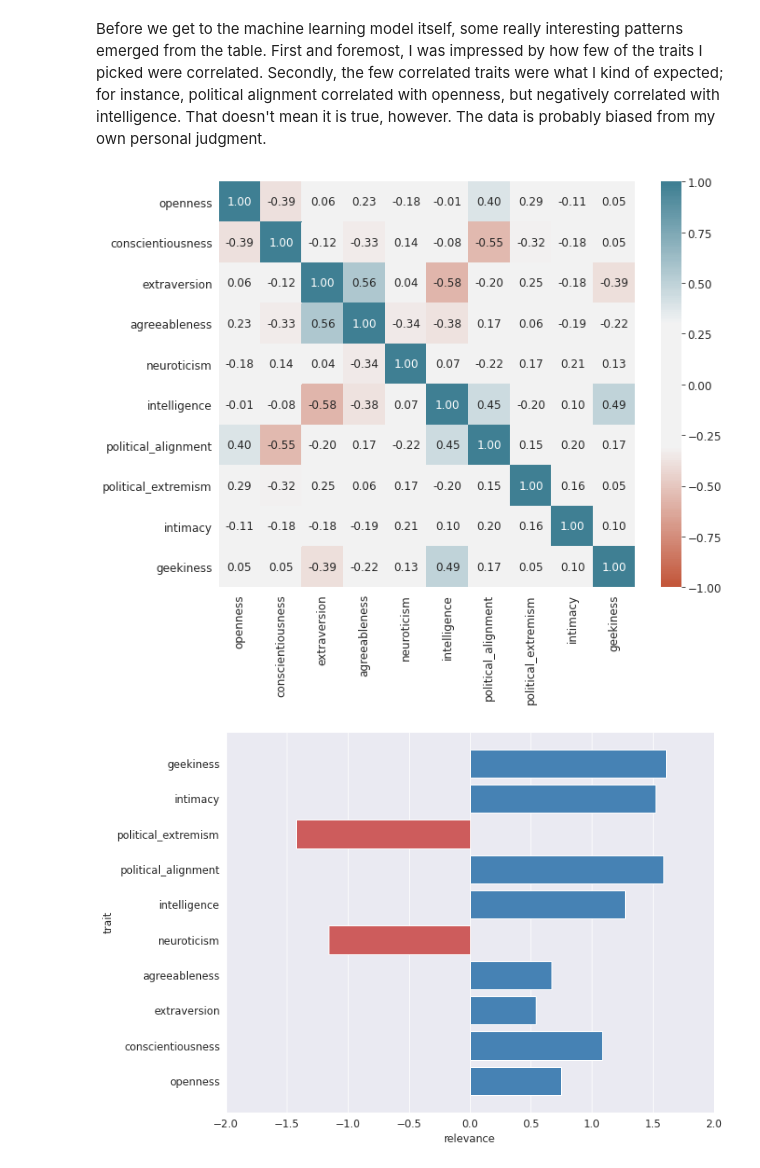
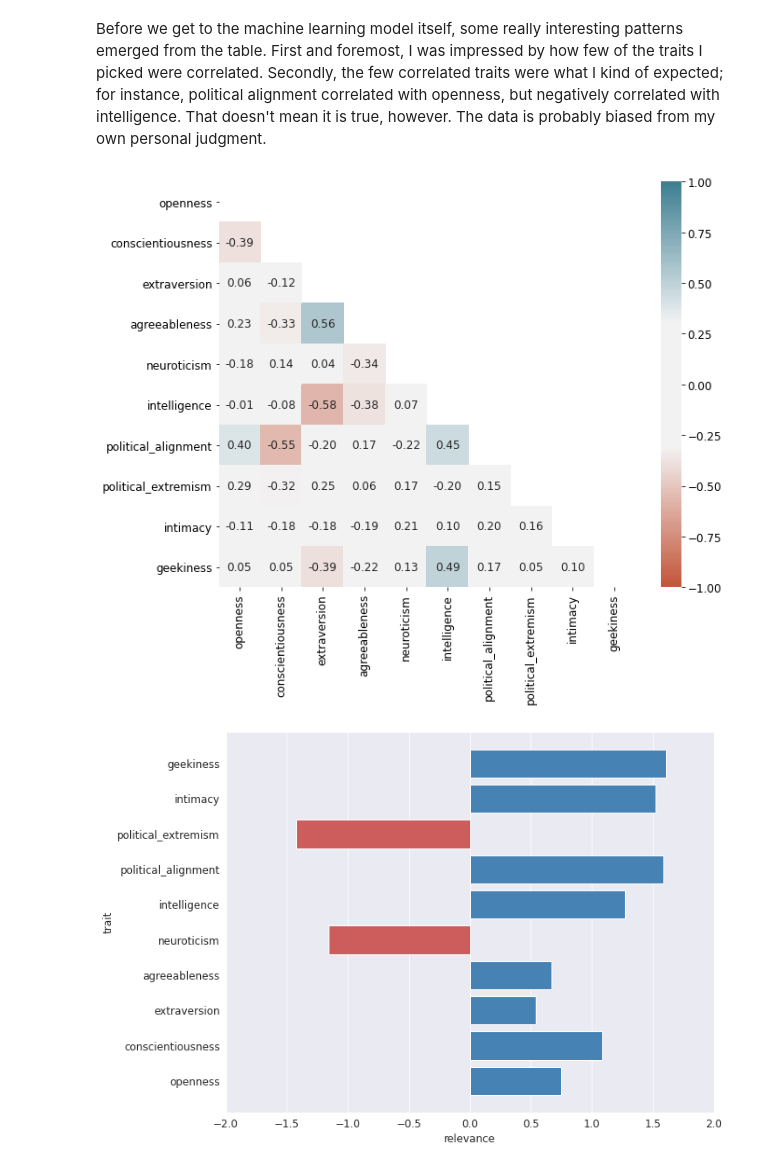
Before and after one commit to brunoarine/will-I-hangout-with-you, a Jupyter notebook: Will I hang out with you?.ipynb, the cells around one changed output. Cells and saved outputs as stored; diff of their text form; code cells hidden in the pictures.

Commit message:
hide upper triangle of corr table

```diff
--- a/Will I hang out with you?.ipynb
+++ b/Will I hang out with you?.ipynb
@@ -36,16 +36,19 @@ for n in range(len(comb)):
 # %% [markdown]
 Before we get to the machine learning model itself, some really interesting patterns emerged from the table. First and foremost, I was impressed by how few of the traits I picked were correlated. Secondly, the few correlated traits were what I kind of expected; for instance, political alignment correlated with openness, but negatively correlated with intelligence. That doesn't mean it is true, however. The data is probably biased from my own personal judgment.
 # %%
+mask = np.triu(np.ones_like(subjects.corr()))
 plt.figure(figsize=(10,8))
 sns.heatmap(subjects.corr(),
             annot=True,
             fmt=".2f",
             vmin=-1,
             vmax=1,
-            cmap=sns.diverging_palette(20, 220, n=200, sep=80))
+            mask=mask,
+            cmap=sns.diverging_palette(20, 220, n=200, sep=80)
+           )
 plt.show()
 # %% [output]
-[figure, old version]
+[figure, new version]
 # %%
 model = pipeline.make_pipeline(preprocessing.StandardScaler(),
                                linear_model.LogisticRegression())
```
Also changed, not shown: parts of 2 cells of this notebook.
